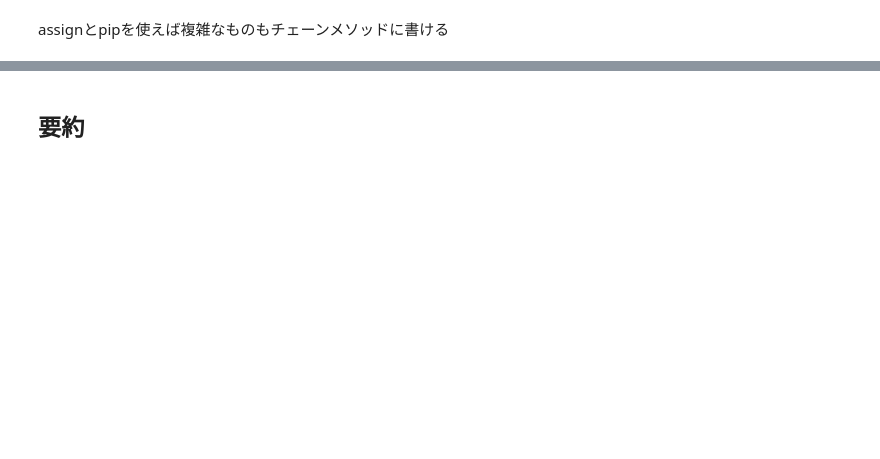
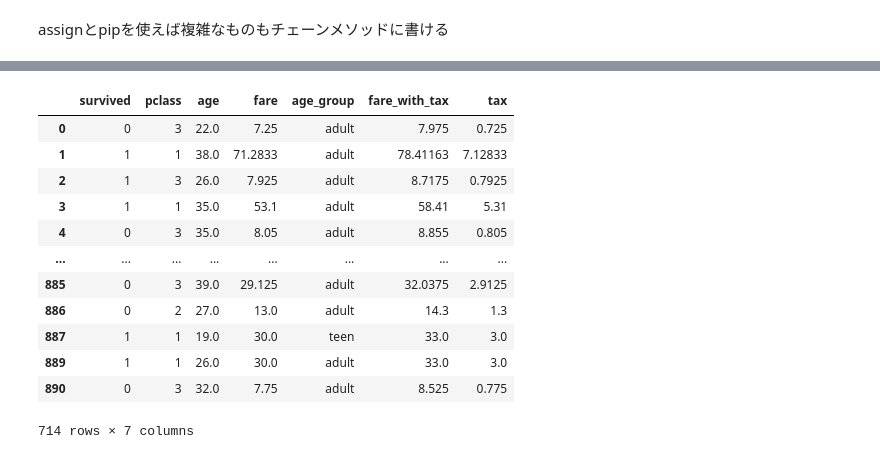
Before and after one commit to Tako09/data-analysis, a Jupyter notebook: work/improve_python/advanced_pandas.ipynb, the cells around one changed output, grey strips where cells are left out. Saved outputs shown, nothing was run; the diff lists cells and outputs as text; code cells hidden in the pictures; blank space fills up the shorter version.

```diff
--- a/work/improve_python/advanced_pandas.ipynb
+++ b/work/improve_python/advanced_pandas.ipynb
@@ -648,2 +688,0 @@ df_preprocessed
-# %% [markdown]
-## 要約
@@ -654,0 +689,26 @@ summary_df.to_markdown("./data/advanced_pandas_summary.md", index=False)
+# %%
+# Pandas3.0からこうも書ける
+tax_logic = pd.col("fare_with_tax") - pd.col("fare") # 計算ロジックを定義
+df_preprocessed = (
+    df[["survived", "pclass", "age", "fare"]]
+    .dropna(subset=['age', 'fare'])
+    .convert_dtypes()
+    .assign(age_group=lambda x: pd.cut(x["age"], bins=[0, 12, 20, 40, 60, 80], labels=["child", "teen", "adult", "middle_aged", "senior"]))
+    .pipe(add_tax, tax_rate=0.1)
+    .assign(tax=tax_logic) # assign内でチェーンメソッドとして書ける
+)
+df_preprocessed
+# %% [output]
+|  | survived | pclass | age | fare | age_group | fare_with_tax | tax |
+| 0 | 0 | 3 | 22.0 | 7.25 | adult | 7.975 | 0.725 |
+| 1 | 1 | 1 | 38.0 | 71.2833 | adult | 78.41163 | 7.12833 |
+| 2 | 1 | 3 | 26.0 | 7.925 | adult | 8.7175 | 0.7925 |
+| 3 | 1 | 1 | 35.0 | 53.1 | adult | 58.41 | 5.31 |
+| 4 | 0 | 3 | 35.0 | 8.05 | adult | 8.855 | 0.805 |
+| ... | ... | ... | ... | ... | ... | ... | ... |
+| 885 | 0 | 3 | 39.0 | 29.125 | adult | 32.0375 | 2.9125 |
+| 886 | 0 | 2 | 27.0 | 13.0 | adult | 14.3 | 1.3 |
+| 887 | 1 | 1 | 19.0 | 30.0 | teen | 33.0 | 3.0 |
+| 889 | 1 | 1 | 26.0 | 30.0 | adult | 33.0 | 3.0 |
+| 890 | 0 | 3 | 32.0 | 7.75 | adult | 8.525 | 0.775 |
+714 rows × 7 columns
```
Also changed, not shown: parts of 8 cells of this notebook, 5 other files.
